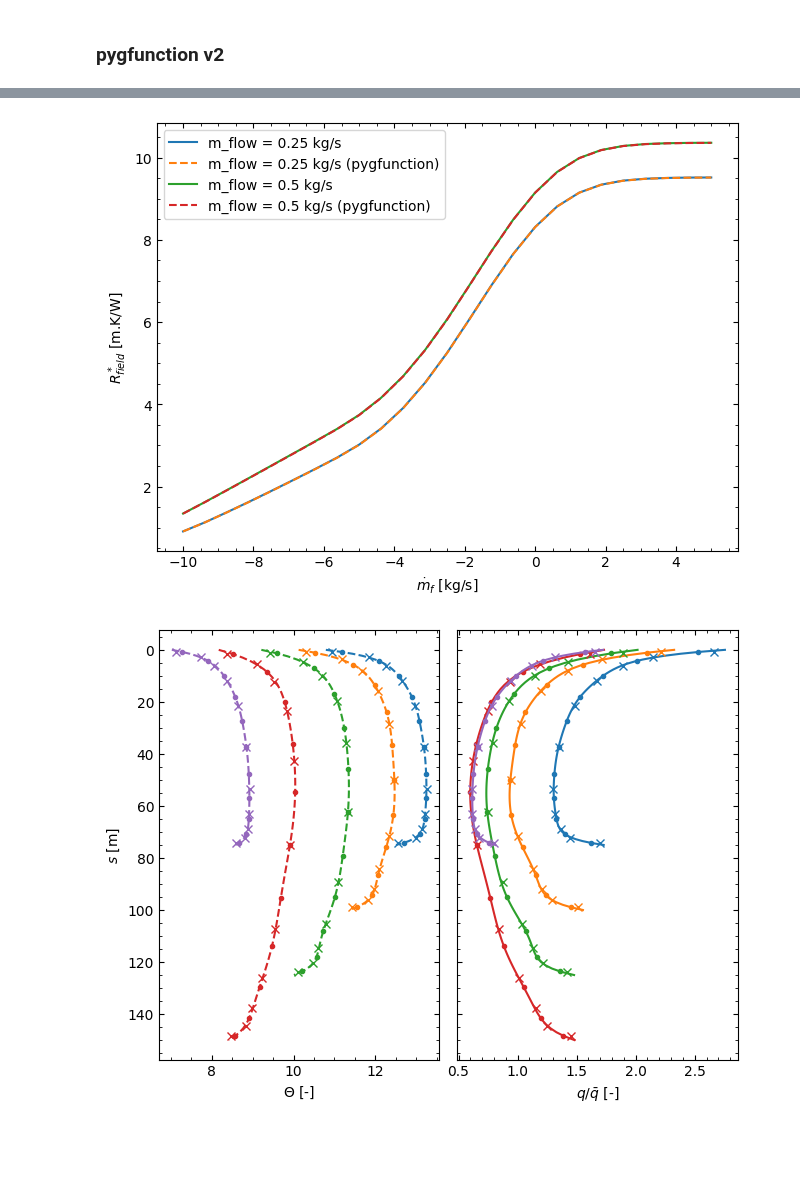
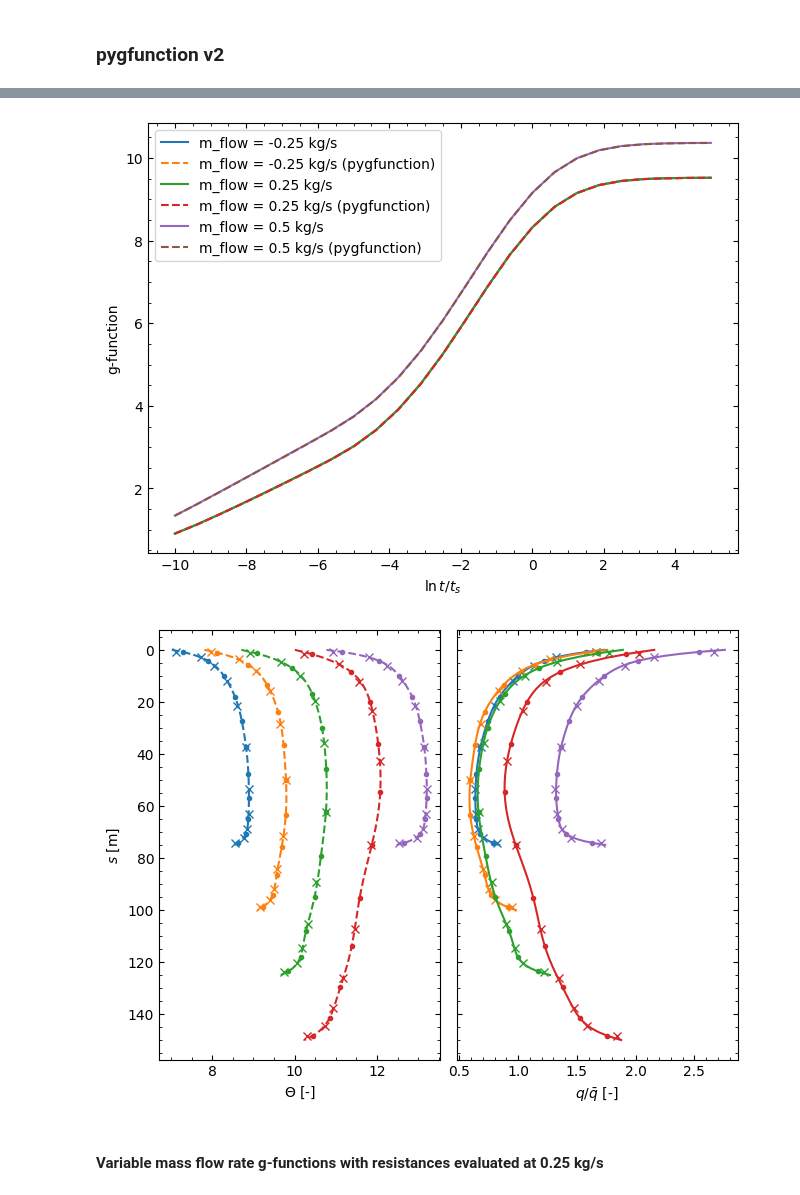
Before and after one commit to MassimoCimmino/pygfunction-HigherOrder, a Jupyter notebook: notebooks/g_function_mixed_inlet_conditions.ipynb, the cells around one changed output, grey strips where cells are left out. Cells and saved outputs as stored; diff of their text form; code cells hidden in the pictures; blank space fills up the shorter version.

Commit message:
Variable mass flow rate g-functions

```diff
--- a/notebooks/g_function_mixed_inlet_conditions.ipynb
+++ b/notebooks/g_function_mixed_inlet_conditions.ipynb
@@ -131,0 +81,12 @@ Total time: 0.13 seconds
+# %%
+g_func, q_b, T_b = gt3.g_function(
+    network,
+    time=time,
+    alpha=alpha,
+    k_s=k_s,
+    basis=basis,
+    m_flow=m_flow,
+    trf_backend='similarities',
+    full_output=True,
+    options={'rTol': 1e-2, 'sTol': 1e-2}
+)
@@ -132,9 +97,11 @@ Total time: 0.13 seconds
 # %%
 fig, ax = plt.subplots(constrained_layout=True)
-ax = gt3.plot._format_axis(ax, [r'$\dot{m}_f$ [kg/s]', r'$R_{field}^*$ [m.K/W]'])
-for _g_func, _g_func_reversed, _m_flow in zip(g_funcs, g_funcs_reversed, m_flow):
-    ax.plot(tt_s, _g_func, label=f'm_flow = {_m_flow} kg/s')
-    ax.plot(tt_s, _g_func_reversed, '--', label=f'm_flow = {_m_flow} kg/s (reversed)')
+ax = gt3.plot._format_axis(ax, [r'$\ln{t / t_s}$', r'g-function'])
+for _g_func, _m_flow in zip(np.diagonal(g_func, axis1=1, axis2=2).T, m_flow):
+    if _m_flow > 0:
+        ax.plot(tt_s, _g_func, '--', label=f'm_flow = {_m_flow} kg/s')
+    else:
+        ax.plot(tt_s, _g_func, label=f'm_flow = {_m_flow} kg/s')
 ax.legend()
 plt.show()
 # %% [output]
@@ -150,17 +117,11 @@ xi_eval = np.linspace(-1., 1., num=101)
 s_eval = field.longitudinal_position(xi_eval)
 s_eval_reversed = field_reversed.longitudinal_position(xi_eval)
 psi = basis.basis_function(xi_eval)
-T_b_eval = np.einsum('ij, kj -> ki', psi, T_bs[0][-1])
-T_b_eval_reversed = np.einsum('ij, kj -> ki', psi, T_bs_reversed[0][-1])
-q_b_eval = np.einsum('ij, kj -> ki', psi, q_bs[0][-1])
-q_b_eval_reversed = np.einsum('ij, kj -> ki', psi, q_bs_reversed[0][-1])
+T_b_eval = np.einsum('ij, kj -> ki', psi, T_b[-1, 0])
+q_b_eval = np.einsum('ij, kj -> ki', psi, q_b[-1, 0])
 s_nodes = field.longitudinal_position(basis.xi)
 for i in range(field.n_boreholes):
     axs[0].plot(T_b_eval[i], s_eval[:, i], '-', color=f'C{i}')
-    axs[0].plot(T_b_eval_reversed[i], s_eval_reversed[:, i], '--', color=f'C{i + field.n_boreholes}')
-    axs[0].plot(T_bs[0][-1][i], s_nodes[:, i], '.', color=f'C{i}')
     axs[1].plot(q_b_eval[i], s_eval[:, i], '-', color=f'C{i}')
-    axs[1].plot(q_b_eval_reversed[i], s_eval_reversed[:, i], '--', color=f'C{i + field.n_boreholes}')
-    axs[1].plot(q_bs[0][-1][i], s_nodes[:, i], '.', color=f'C{i}')
 plt.show()
 # %% [output]
@@ -195,11 +156,11 @@ for _m_flow in m_flow:
         bore_connectivity=bore_connectivity)
 
     # Effective bore field thermal resistance
-    gfunc = gt.gfunction.gFunction(
+    _gfunc = gt.gfunction.gFunction(
         network, alpha, time=time, m_flow_network=_m_flow, cp_f=cp_f,
         boundary_condition='MIFT', options=options
         )
-    g_funcs_pygfunction.append(gfunc)
+    g_funcs_pygfunction.append(_gfunc)
 # %% [output]
 Solver 'equivalent' is only valid for parallel-connected boreholes. Calculations will use the 'similarities' solver instead.
   warnings.warn(
@@ -221,31 +183,33 @@ Total time for g-function evaluation: 0.645 sec
 ------------------------------------------------------------
 # %%
 fig, ax = plt.subplots(constrained_layout=True)
-ax = gt3.plot._format_axis(ax, [r'$\dot{m}_f$ [kg/s]', r'$R_{field}^*$ [m.K/W]'])
-for _g_func, _g_func_pygfunction, _m_flow in zip(g_funcs, g_funcs_pygfunction, m_flow):
+ax = gt3.plot._format_axis(ax, [r'$\ln{t / t_s}$', r'g-function'])
+for _g_func, _g_func_pygfunction, _m_flow in zip(np.diagonal(g_func, axis1=1, axis2=2).T, g_funcs_pygfunction, m_flow):
     ax.plot(tt_s, _g_func, label=f'm_flow = {_m_flow} kg/s')
     ax.plot(tt_s, _g_func_pygfunction.gFunc, label=f'm_flow = {_m_flow} kg/s (pygfunction)', linestyle='--')
 # ax.set_ylim([0, 1.])
 ax.legend()
 plt.show()
 # %% [output]
-[figure, old version]
+[figure, new version]
 # %%
 fig, axs = plt.subplots(ncols=2, sharey=True, constrained_layout=True)
 axs[0] = gt3.plot._format_axis(axs[0], [r'$\Theta$ [-]', '$s$ [m]'], inverse_y=True)
 axs[1] = gt3.plot._format_axis(axs[1], inverse_y=True)
 axs[1].set_xlabel(r'$q / \bar{q}$ [-]')
 L_segment = g_funcs_pygfunction[0].solver.segment_lengths().reshape(n_boreholes, -1)
 s_segments = np.cumulative_sum(L_segment, axis=1) - L_segment / 2
 T_b_pygfunction = np.array(g_funcs_pygfunction[0]._temperature_profiles(None, np.arange(n_boreholes, dtype=int))[1]).reshape(n_boreholes, -1)
 q_b_pygfunction = np.array(g_funcs_pygfunction[0]._heat_extraction_rate_profiles(None, np.arange(n_boreholes, dtype=int))[1]).reshape(n_boreholes, -1)
 for i in range(field.n_boreholes):
     axs[0].plot(T_b_eval[i], s_eval[:, i], '--', color=f'C{i}')
     axs[0].plot(T_b_pygfunction[i], s_segments[i], 'x', color=f'C{i}')
-    axs[0].plot(T_bs[0][-1][i], s_nodes[:, i], '.', color=f'C{i}')
+    axs[0].plot(T_b[-1, 0][i], s_nodes[:, i], '.', color=f'C{i}')
     axs[1].plot(q_b_eval[i], s_eval[:, i], '-', color=f'C{i}')
     axs[1].plot(q_b_pygfunction[i], s_segments[i], 'x', color=f'C{i}')
-    axs[1].plot(q_bs[0][-1][i], s_nodes[:, i], '.', color=f'C{i}')
+    axs[1].plot(q_b[-1, 0, i], s_nodes[:, i], '.', color=f'C{i}')
 plt.show()
 # %% [output]
-[figure, old version]
+[figure, new version]
+# %% [markdown]
+#### Variable mass flow rate g-functions with resistances evaluated at 0.25 kg/s
```
Also changed, not shown: parts of 8 cells of this notebook, 1 other file.
